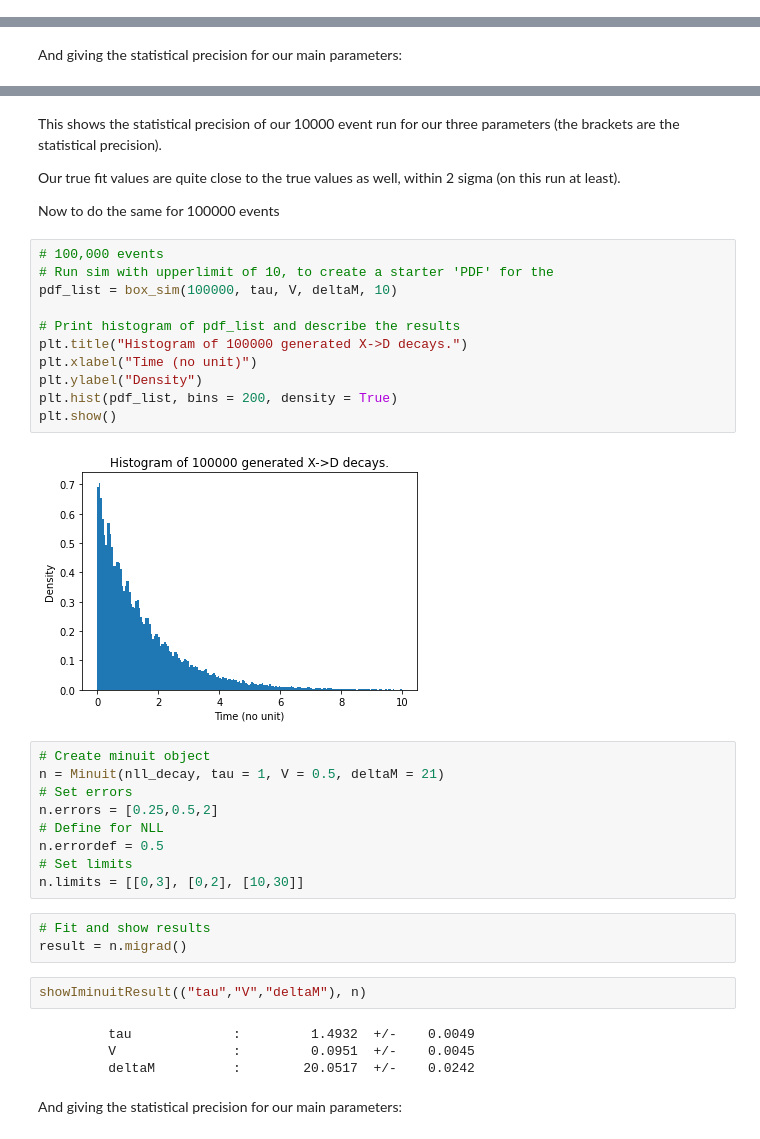
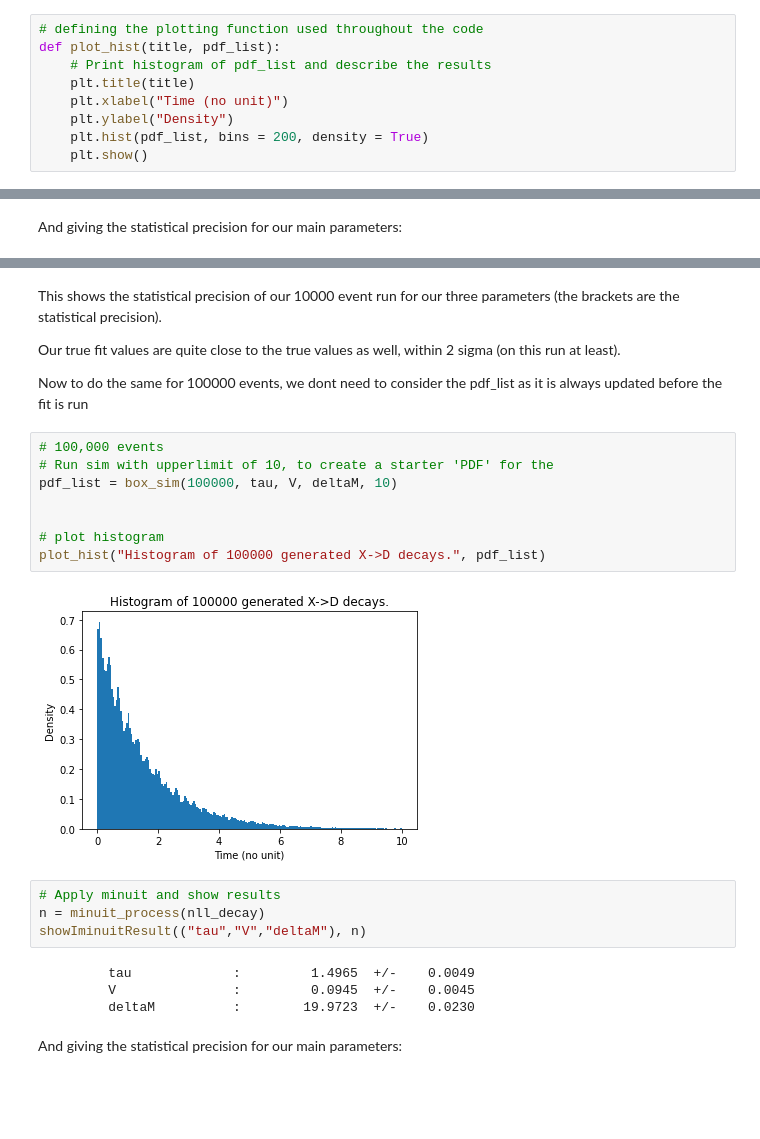
Before and after one commit to CasperMcTavish/DAML, a Jupyter notebook: P2-WAITON-S1739002.ipynb, the cells around one changed output, grey strips where cells are left out. Drawn from its saved outputs; the diff is of its cells as text; blank space fills up the shorter version.

```diff
--- a/P2-WAITON-S1739002.ipynb
+++ b/P2-WAITON-S1739002.ipynb
@@ -126,0 +122,9 @@ plt.show()
+# %%
+# defining the plotting function used throughout the code
+def plot_hist(title, pdf_list):
+    # Print histogram of pdf_list and describe the results
+    plt.title(title)
+    plt.xlabel("Time (no unit)")
+    plt.ylabel("Density")
+    plt.hist(pdf_list, bins = 200, density = True)
+    plt.show()
@@ -167,38 +182,25 @@ This shows the statistical precision of our 10000 event run for our three parame
 
 Our true fit values are quite close to the true values as well, within 2 sigma (on this run at least).
 
-Now to do the same for 100000 events
+Now to do the same for 100000 events, we dont need to consider the pdf_list as it is always updated before the fit is run
 # %%
 # 100,000 events
 # Run sim with upperlimit of 10, to create a starter 'PDF' for the
 pdf_list = box_sim(100000, tau, V, deltaM, 10)
 
-# Print histogram of pdf_list and describe the results
-plt.title("Histogram of 100000 generated X->D decays.")
-plt.xlabel("Time (no unit)")
-plt.ylabel("Density")
-plt.hist(pdf_list, bins = 200, density = True)
-plt.show()
+
+# plot histogram
+plot_hist("Histogram of 100000 generated X->D decays.", pdf_list)
 # %% [output]
-[figure, old version]
+[figure, new version]
 # %%
-# Create minuit object
-n = Minuit(nll_decay, tau = 1, V = 0.5, deltaM = 21)
-# Set errors
-n.errors = [0.25,0.5,2]
-# Define for NLL
-n.errordef = 0.5
-# Set limits
-n.limits = [[0,3], [0,2], [10,30]]
+# Apply minuit and show results
+n = minuit_process(nll_decay)
+showIminuitResult(("tau","V","deltaM"), n)
+# %% [output]
+         tau             :         1.4965  +/-    0.0049
+         V               :         0.0945  +/-    0.0045
+         deltaM          :        19.9723  +/-    0.0230
-# %%
-# Fit and show results
-result = n.migrad()
-# %%
-showIminuitResult(("tau","V","deltaM"), n)
-# %% [output]
-         tau             :         1.4932  +/-    0.0049
-         V               :         0.0951  +/-    0.0045
-         deltaM          :        20.0517  +/-    0.0242
 # %% [markdown]
 And giving the statistical precision for our main parameters:
 # %%
```
Also changed, not shown: parts of 63 cells of this notebook.
